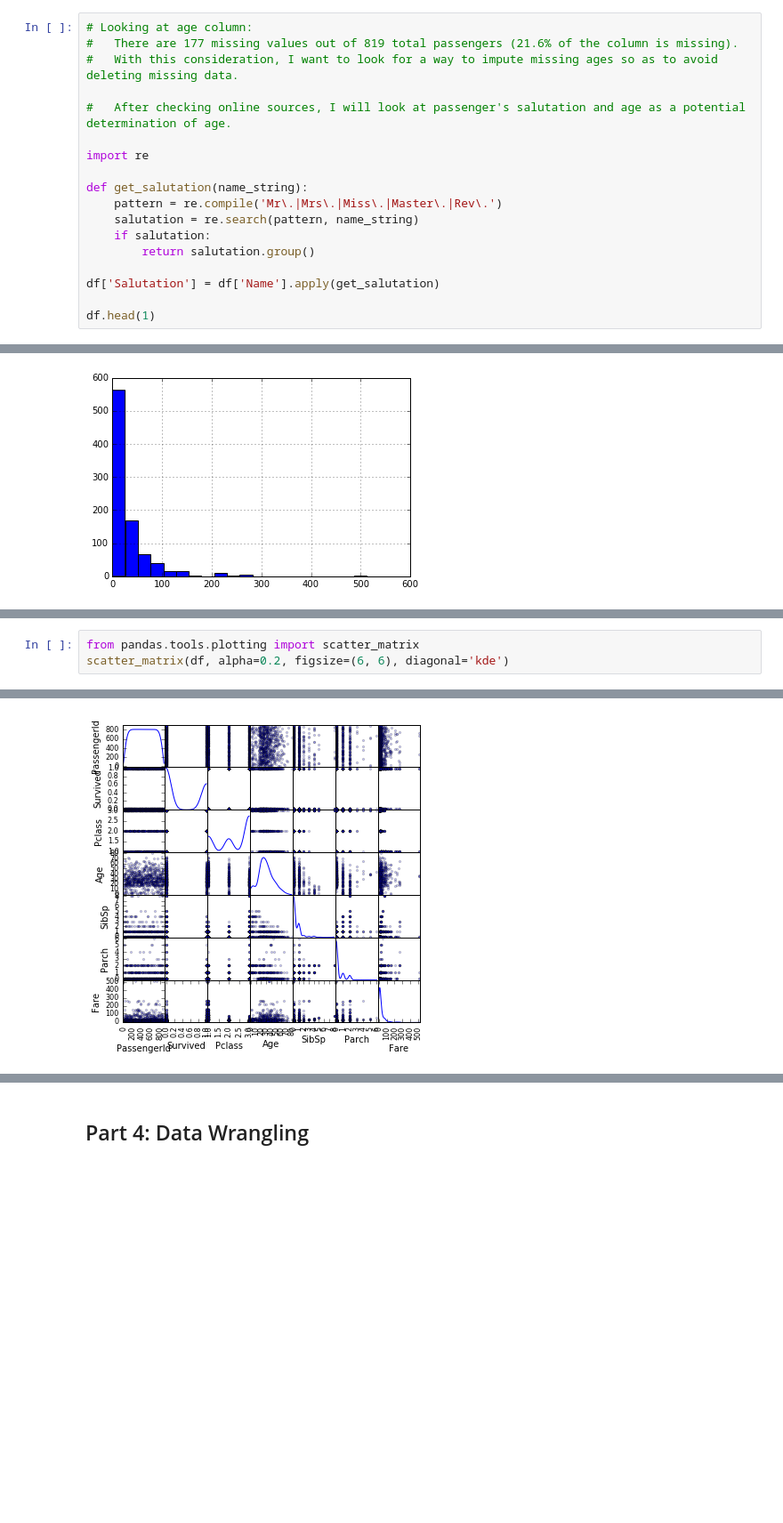
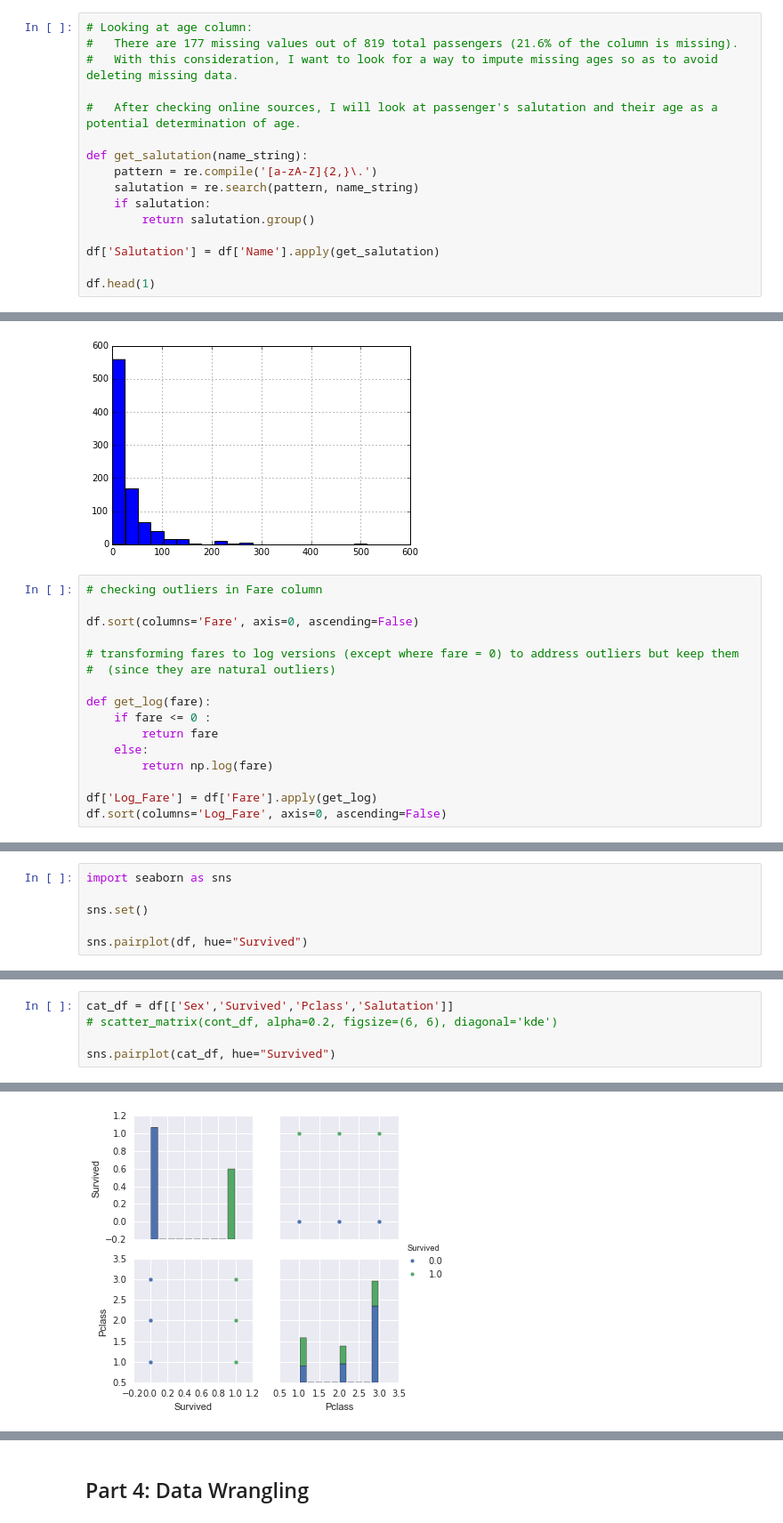
Before and after one commit to kgracia44/DSI-projects, a Jupyter notebook: Projects_Weekly/Project_5_KAG_7-14-16.ipynb, the cells around one changed output, grey strips where cells are left out. Shown at 89% size. Drawn from its saved outputs; the diff is of its cells as text; blank space fills up the shorter version.

```diff
--- a/Projects_Weekly/Project_5_KAG_7-14-16.ipynb
+++ b/Projects_Weekly/Project_5_KAG_7-14-16.ipynb
@@ -119,12 +128,10 @@ df.head(1)
 #   There are 177 missing values out of 819 total passengers (21.6% of the column is missing).
 #   With this consideration, I want to look for a way to impute missing ages so as to avoid deleting missing data.
 
-#   After checking online sources, I will look at passenger's salutation and age as a potential determination of age.
-
-import re
+#   After checking online sources, I will look at passenger's salutation and their age as a potential determination of age.
 
 def get_salutation(name_string):
-    pattern = re.compile('Mr\.|Mrs\.|Miss\.|Master\.|Rev\.')
+    pattern = re.compile('[a-zA-Z]{2,}\.')
     salutation = re.search(pattern, name_string)
     if salutation:
         return salutation.group()
@@ -323,3 +378,19 @@ df['Fare'].hist(bins = 20)
 # %% [output]
 <matplotlib.axes._subplots.AxesSubplot at 0x...>
 [figure]
+# %%
+# checking outliers in Fare column
+
+df.sort(columns='Fare', axis=0, ascending=False)
+
+# transforming fares to log versions (except where fare = 0) to address outliers but keep them
+#  (since they are natural outliers)
+
+def get_log(fare):
+    if fare <= 0 :
+        return fare
+    else:
+        return np.log(fare)
+
+df['Log_Fare'] = df['Fare'].apply(get_log)
+df.sort(columns='Log_Fare', axis=0, ascending=False)
@@ -336,0 +430,6 @@ Pclass, Sex, Cabin, Embarked, Salutation
+# %%
+import seaborn as sns
+
+sns.set()
+
+sns.pairplot(df, hue="Survived")
@@ -337,4 +447,6 @@ Pclass, Sex, Cabin, Embarked, Salutation
 # %%
-from pandas.tools.plotting import scatter_matrix
-scatter_matrix(df, alpha=0.2, figsize=(6, 6), diagonal='kde')
+cat_df = df[['Sex','Survived','Pclass','Salutation']]
+# scatter_matrix(cont_df, alpha=0.2, figsize=(6, 6), diagonal='kde')
+
+sns.pairplot(cat_df, hue="Survived")
 # %% [output]
@@ -358 +454 @@ array([[<matplotlib.axes._subplots.AxesSubplot object at 0x...>,
-[figure, old version]
+[figure, new version]
```
Also changed, not shown: parts of 98 cells of this notebook.
